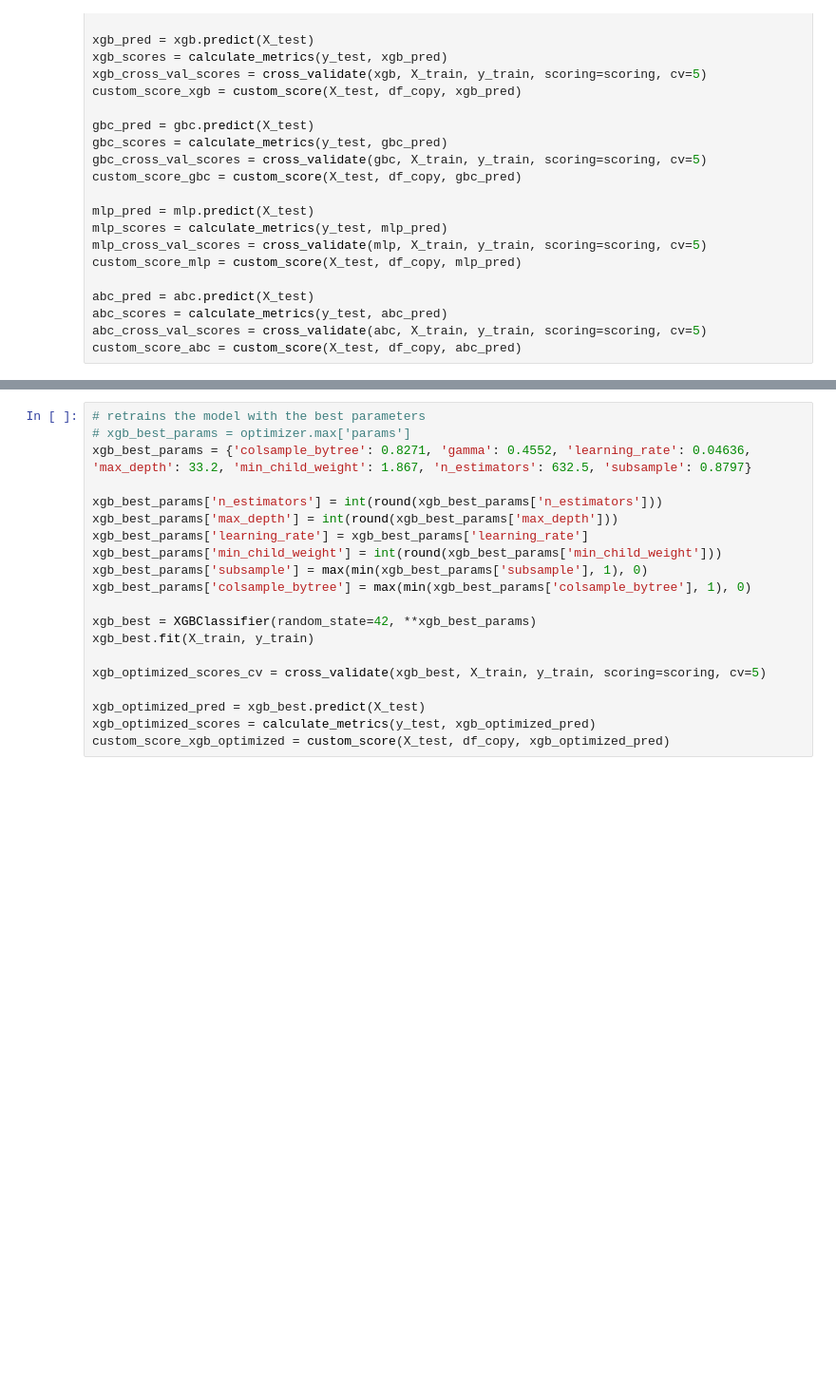
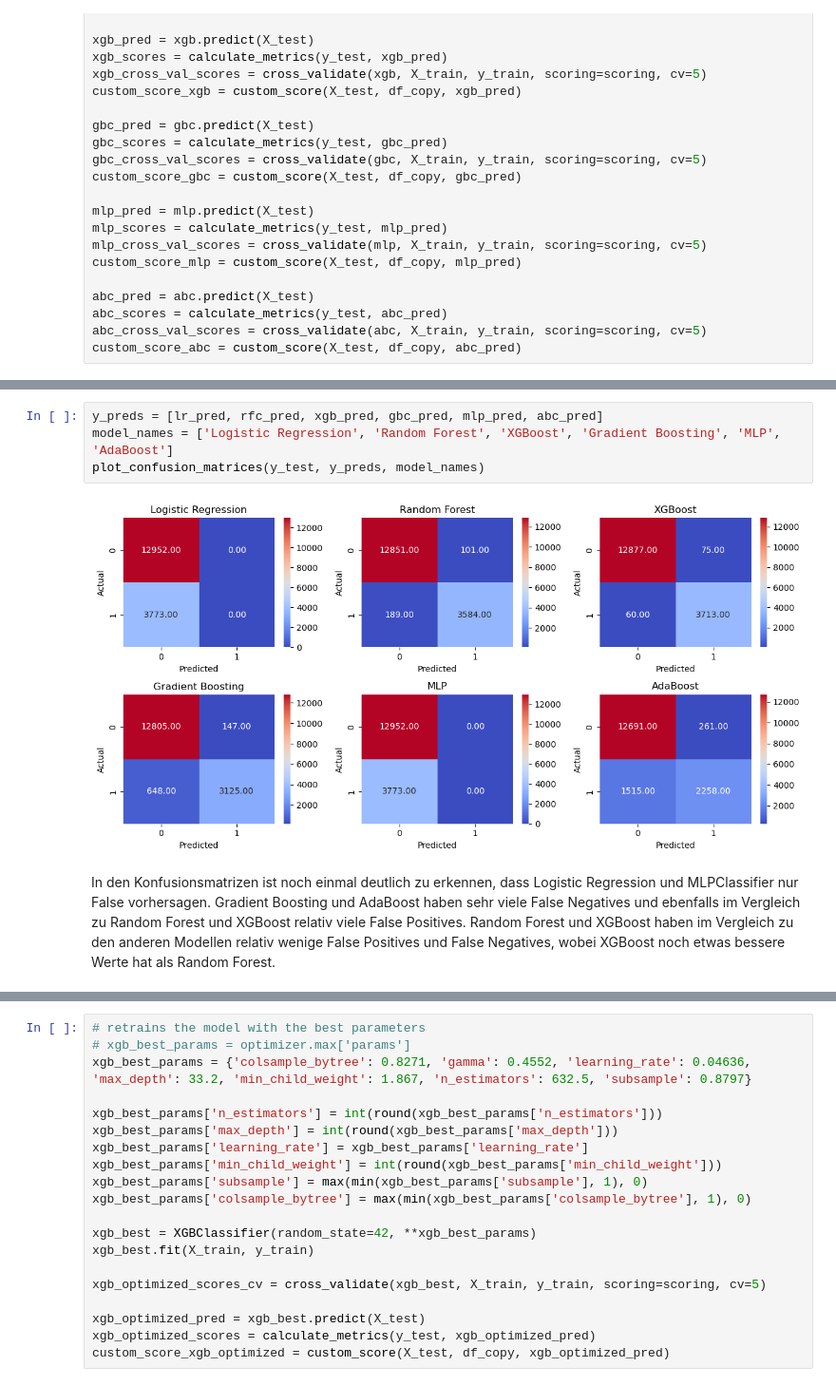
Before and after one commit to ahirsch-github/flight-price-prediction, a Jupyter notebook: flight_price_prediction_2_0.ipynb, the cells around one changed output, grey strips where cells are left out. Shown at 95% size. Saved outputs shown, nothing was run; the diff lists cells and outputs as text; blank space fills up the shorter version.

```diff
--- a/flight_price_prediction_2_0.ipynb
+++ b/flight_price_prediction_2_0.ipynb
@@ -1916 +1947,9 @@ table_test
+# %%
+y_preds = [lr_pred, rfc_pred, xgb_pred, gbc_pred, mlp_pred, abc_pred]
+model_names = ['Logistic Regression', 'Random Forest', 'XGBoost', 'Gradient Boosting', 'MLP', 'AdaBoost']
+plot_confusion_matrices(y_test, y_preds, model_names)
+# %% [output]
+[figure, added]
+# %% [markdown]
+In den Konfusionsmatrizen ist noch einmal deutlich zu erkennen, dass Logistic Regression und MLPClassifier nur False vorhersagen. Gradient Boosting und AdaBoost haben sehr viele False Negatives und ebenfalls im Vergleich zu Random Forest und XGBoost relativ viele False Positives. Random Forest und XGBoost haben im Vergleich zu den anderen Modellen relativ wenige False Positives und False Negatives, wobei XGBoost noch etwas bessere Werte hat als Random Forest.
 # %%
```
Also changed, not shown: parts of 90 cells of this notebook.
